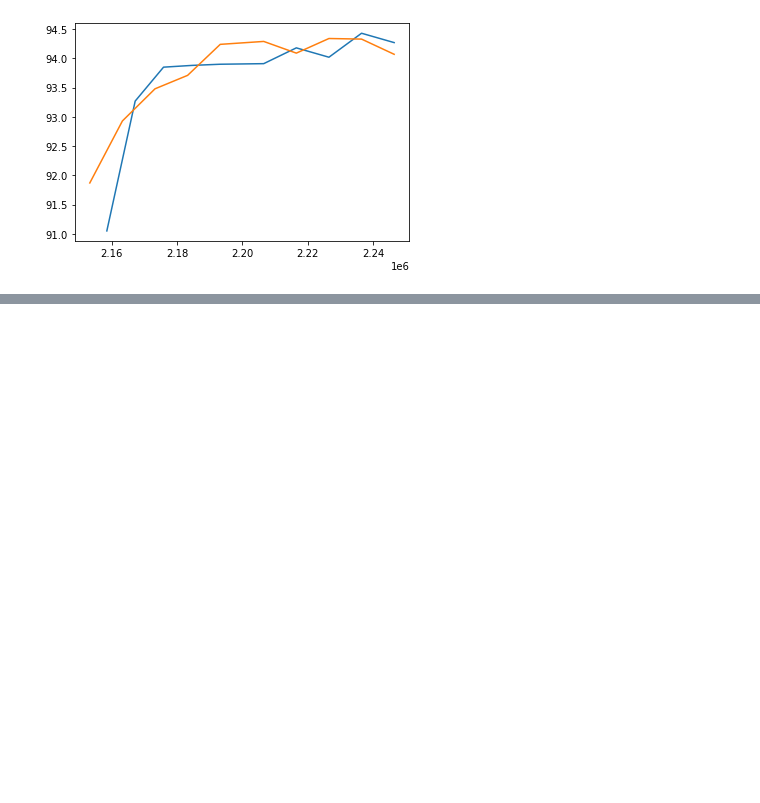
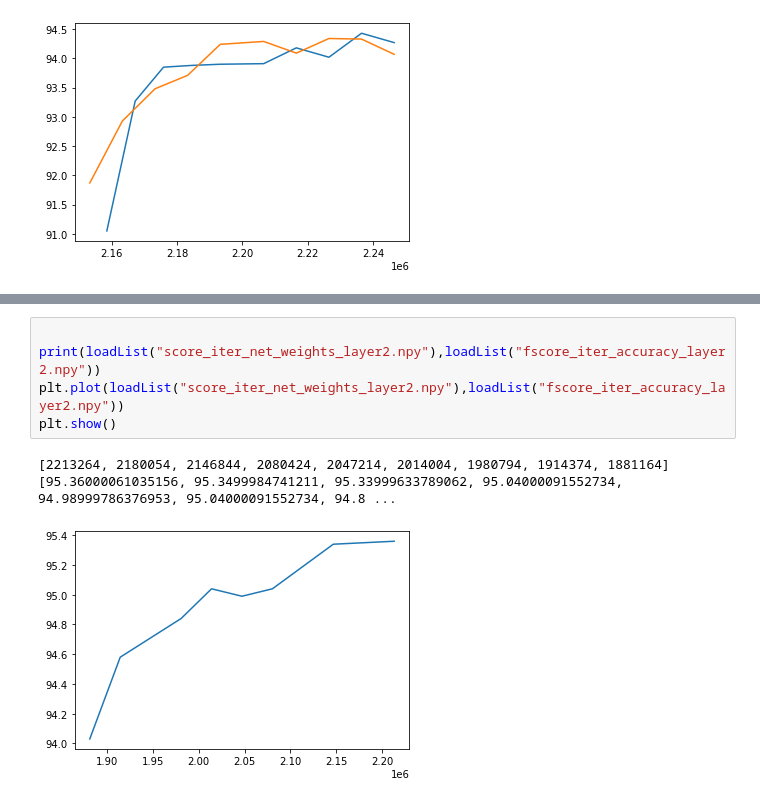
Before and after one commit to hkerma/deeplearning, a Jupyter notebook: WideResNet_Master.ipynb, the cells around one changed output, grey strips where cells are left out. Cells and saved outputs as stored; diff of their text form; blank space fills up the shorter version.

```diff
--- a/WideResNet_Master.ipynb
+++ b/WideResNet_Master.ipynb
@@ -740,0 +720,8 @@ Trainable params [1131698]| Iteration [ 60] Epoch [  1/  2] Iter[376/391]
+# %%
+
+print(loadList("score_iter_net_weights_layer2.npy"),loadList("fscore_iter_accuracy_layer2.npy"))
+plt.plot(loadList("score_iter_net_weights_layer2.npy"),loadList("fscore_iter_accuracy_layer2.npy"))
+plt.show()
+# %% [output]
+[2213264, 2180054, 2146844, 2080424, 2047214, 2014004, 1980794, 1914374, 1881164] [95.36000061035156, 95.3499984741211, 95.33999633789062, 95.04000091552734, 94.98999786376953, 95.04000091552734, 94.8 ...
+[figure, added]
```
Also changed, not shown: parts of 6 cells of this notebook, 8 other files.
